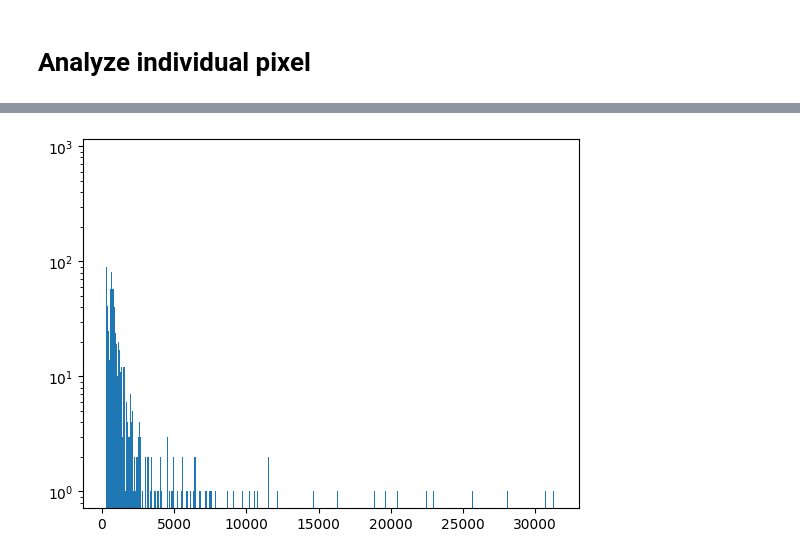
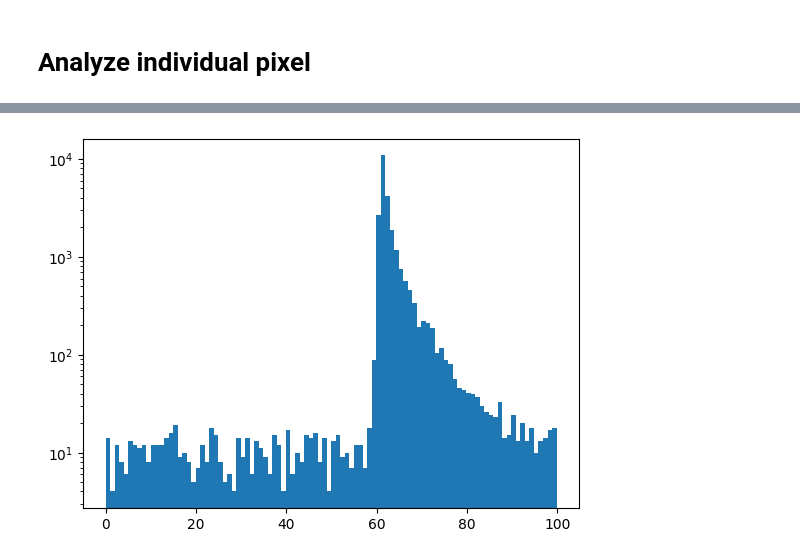
Before and after one commit to MikelElorza/Data-analysis, a Jupyter notebook: Narrow field/Imaging/Imaging_with_markers.ipynb, the cells around one changed output, grey strips where cells are left out. Saved outputs shown, nothing was run; the diff lists cells and outputs as text; code cells hidden in the pictures.

```diff
--- a/Narrow field/Imaging/Imaging_with_markers.ipynb
+++ b/Narrow field/Imaging/Imaging_with_markers.ipynb
@@ -46,8 +46,10 @@ sn.getFileDevice(filename)
 sn.initDevice(MeasMode.T3)
 sn.unfold.setT3Format(format=UnfoldFormat.DTimesSyncCntr)
 sn.unfold.measure()
+tres=sn.deviceConfig['Resolution']/1000
 times, channels = sn.unfold.getBlock()
-dtimes=sn.unfold.dTime_T3(times)
+dtimes=sn.unfold.dTime_T3(times)*tres
+absTimes=times*tres
 markers_Bool=np.array([sn.unfold.isMarker(datai) for datai in channels])
 m1=markers_Bool*sn.unfold.markers(channels)[2]
 m2=markers_Bool*sn.unfold.markers(channels)[3]
@@ -60,7 +58,7 @@ np.sum(m3)
 cum=np.cumsum(markers_Bool)
 rm=np.array([n%2 for n in cum])
 row=np.array(np.cumsum(m2),dtype=int)
-df=pd.DataFrame(np.array([dtimes,times,channels,markers_Bool,m1,m2,m3,rm]).T,columns=['dTimes','absTimes','Channels','markers','m1','m2','m3','rm'])
+df=pd.DataFrame(np.array([dtimes,absTimes,channels,markers_Bool,m1,m2,m3,rm]).T,columns=['dTimes','absTimes','Channels','markers','m1','m2','m3','rm'])
 df['row']=row
 nrows=np.sum(df['m1'][df['row']==2])
 col=np.array([f(x) for x in np.cumsum(m1)],dtype=int)
@@ -115,4 +203,4 @@ plt.yscale('linear')
 # %% [markdown]
 # Analyze individual pixel
 # %%
-d=data[(data['row']==42)&(data['col']==20)]
+d=data[(data['row']==24)&(data['col']==11)]
@@ -119,5 +216,5 @@ d=data[(data['row']==42)&(data['col']==20)]
 # %%
-plt.hist(d['dTimes'],bins=500);
+plt.hist(d['dTimes'],bins=100);
 plt.yscale('log')
 # %% [output]
-[figure, old version]
+[figure, new version]
```
Also changed, not shown: parts of 16 cells of this notebook.
